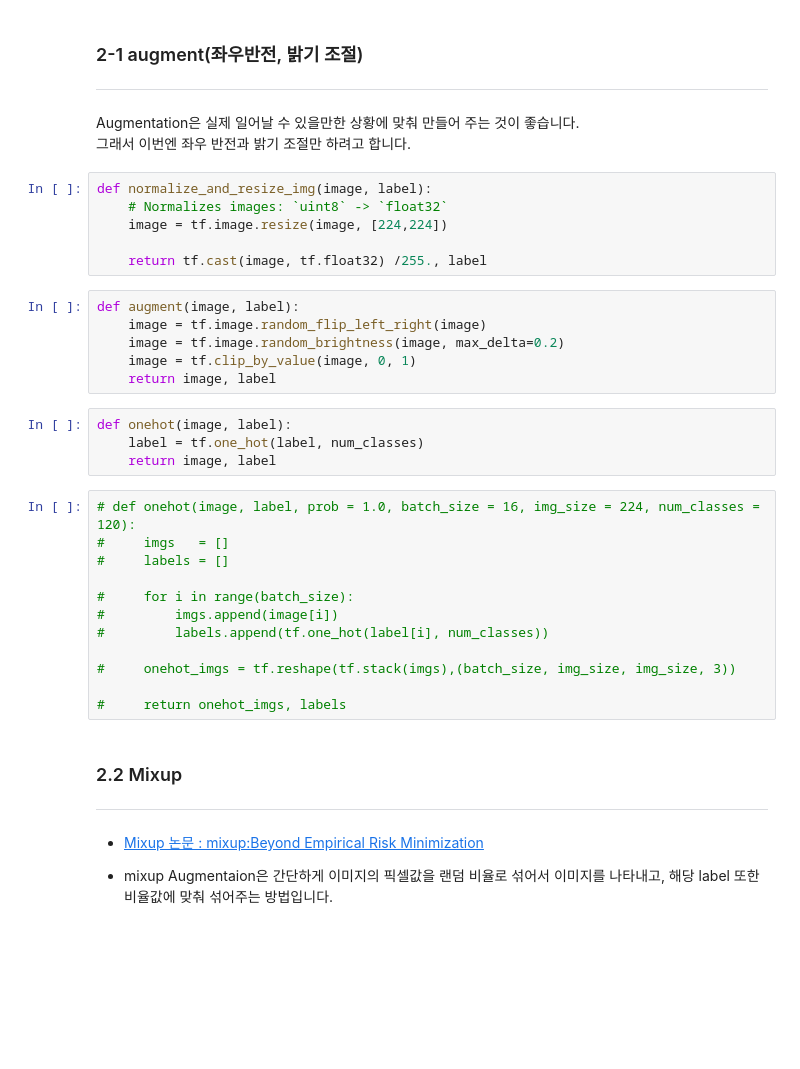
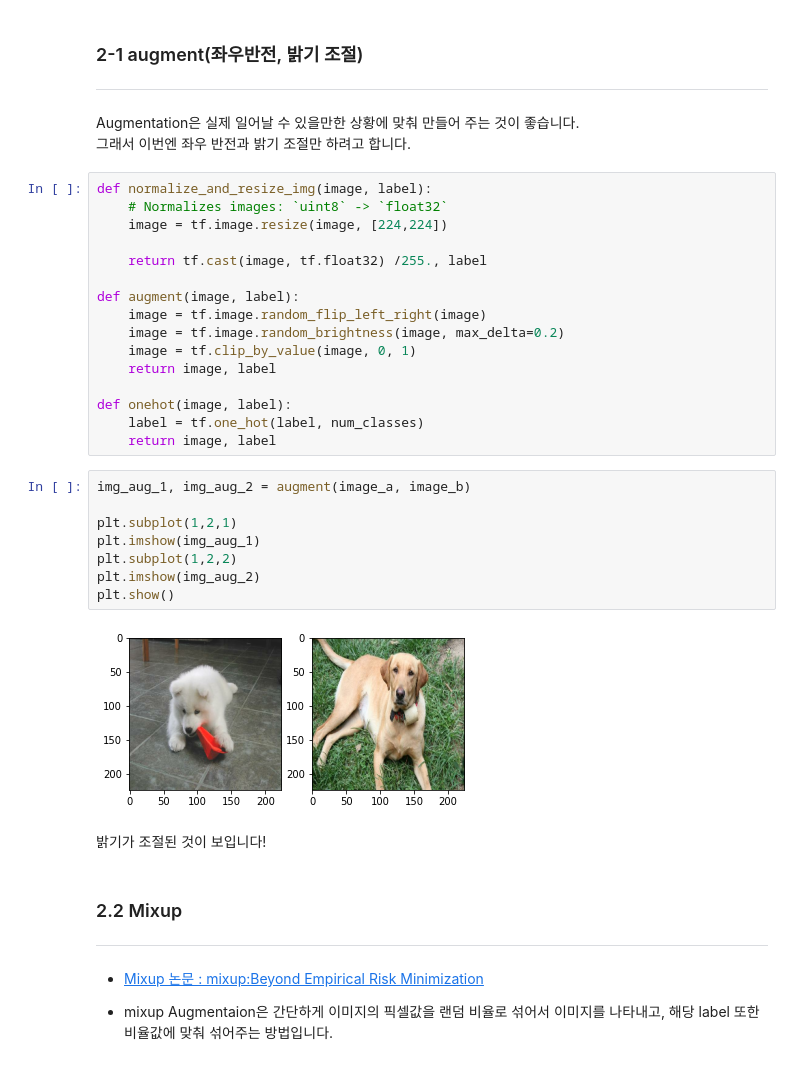
Before and after one commit to Chabbbbbo/GoingDeeper, a Jupyter notebook: [Project_2]Augmentation/[G-2]Compare Augmentation .ipynb, the cells around one changed output. Saved outputs shown, nothing was run; the diff lists cells and outputs as text; blank space fills up the shorter version.

```diff
--- a/[Project_2]Augmentation/[G-2]Compare Augmentation .ipynb
+++ b/[Project_2]Augmentation/[G-2]Compare Augmentation .ipynb
@@ -100,28 +127,28 @@ def normalize_and_resize_img(image, label):
     image = tf.image.resize(image, [224,224])
 
     return tf.cast(image, tf.float32) /255., label
+
+def augment(image, label):
+    image = tf.image.random_flip_left_right(image)
+    image = tf.image.random_brightness(image, max_delta=0.2)
+    image = tf.clip_by_value(image, 0, 1)
+    return image, label
+
+def onehot(image, label):
+    label = tf.one_hot(label, num_classes)
+    return image, label
-# %%
-def augment(image, label):
-    image = tf.image.random_flip_left_right(image)
-    image = tf.image.random_brightness(image, max_delta=0.2)
-    image = tf.clip_by_value(image, 0, 1)
-    return image, label
-# %%
-def onehot(image, label):
-    label = tf.one_hot(label, num_classes)
-    return image, label
-# %%
-# def onehot(image, label, prob = 1.0, batch_size = 16, img_size = 224, num_classes = 120):
-#     imgs   = []
-#     labels = []
-
-#     for i in range(batch_size):
-#         imgs.append(image[i])
-#         labels.append(tf.one_hot(label[i], num_classes))
-
-#     onehot_imgs = tf.reshape(tf.stack(imgs),(batch_size, img_size, img_size, 3))
-
-#     return onehot_imgs, labels
+# %%
+img_aug_1, img_aug_2 = augment(image_a, image_b)
+
+plt.subplot(1,2,1)
+plt.imshow(img_aug_1)
+plt.subplot(1,2,2)
+plt.imshow(img_aug_2)
+plt.show()
+# %% [output]
+[figure, added]
+# %% [markdown]
+밝기가 조절된 것이 보입니다!
 # %% [markdown]
 ### 2.2 Mixup
 ---
```
Also changed, not shown: parts of 53 cells of this notebook.
